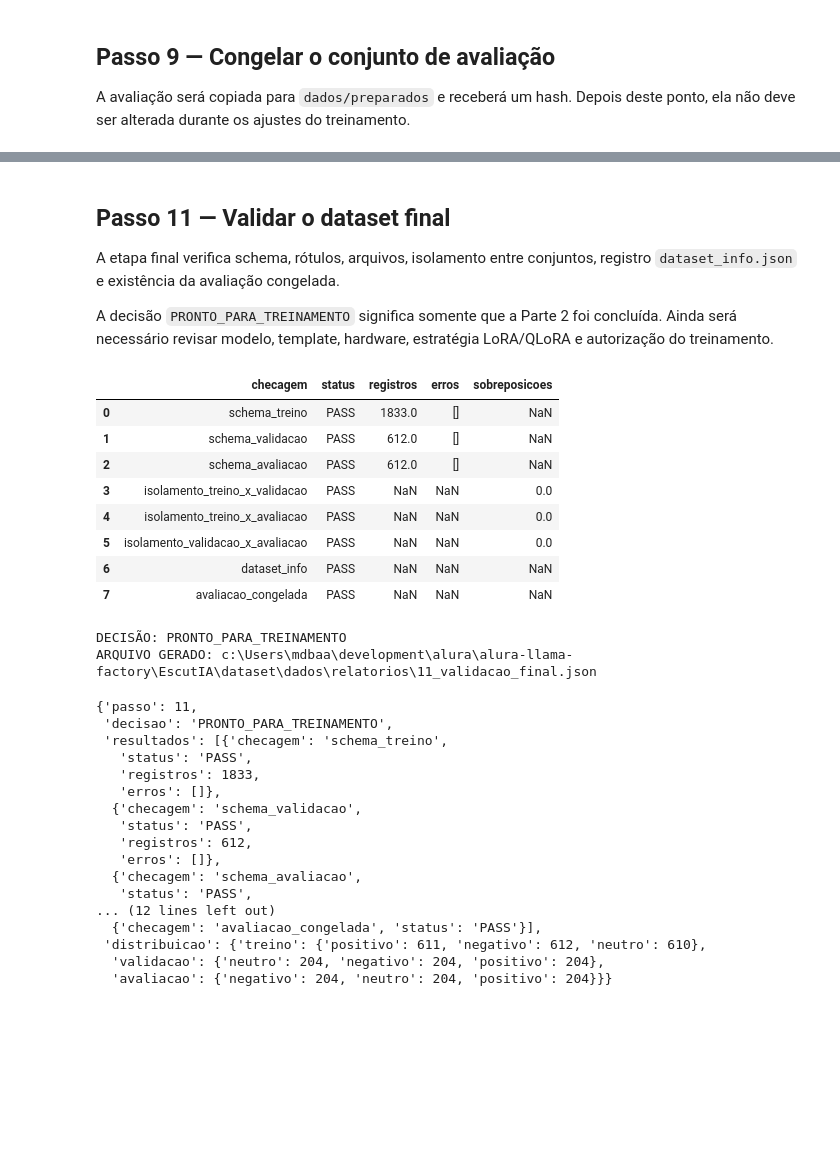
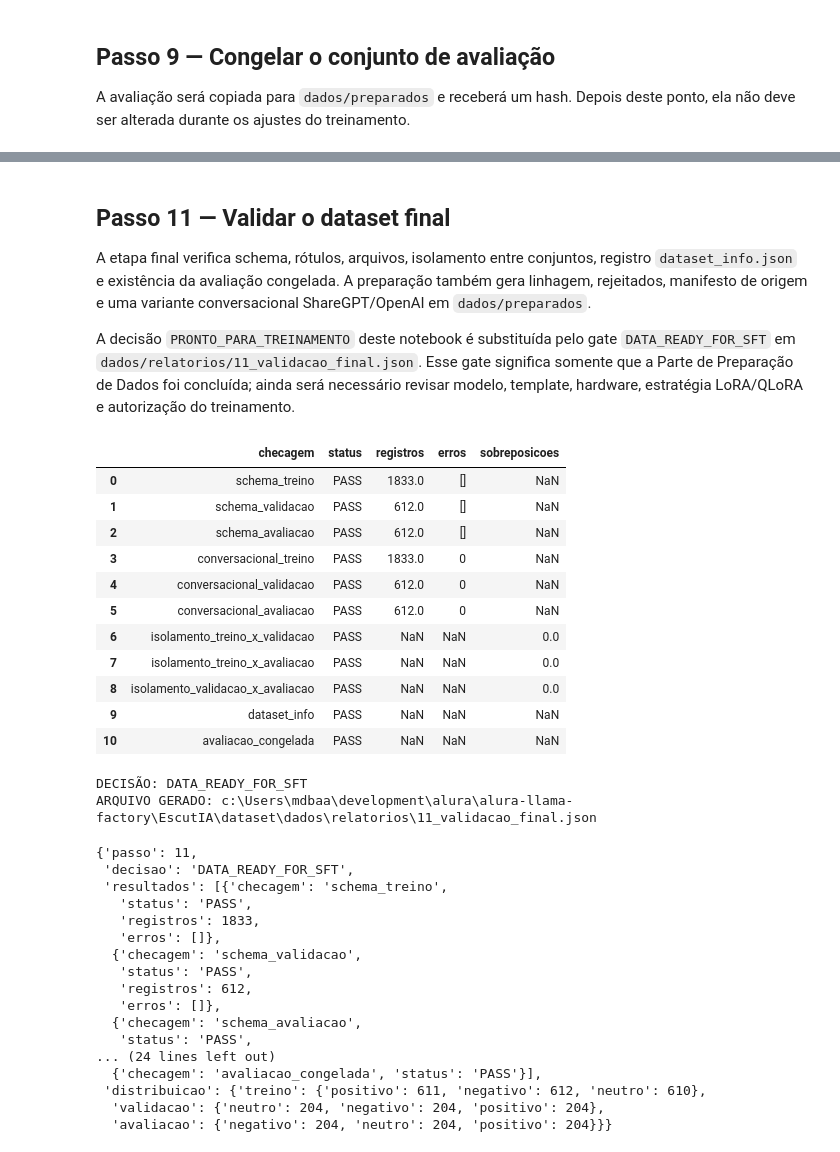
Before and after one commit to michaeldouglas/alura-llama-factory, a Jupyter notebook: EscutIA/dataset/Dataset_EscutIA.ipynb, the cells around one changed output, grey strips where cells are left out. Saved outputs shown, nothing was run; the diff lists cells and outputs as text; code cells hidden in the pictures; blank space fills up the shorter version.

Commit message:
Ajustes dos dados

```diff
--- a/EscutIA/dataset/Dataset_EscutIA.ipynb
+++ b/EscutIA/dataset/Dataset_EscutIA.ipynb
@@ -88,17 +89,11 @@ def chave_comparacao(valor):
 
 def salvar_json_sem_sobrescrever(arquivo, conteudo):
     destino = Path(arquivo)
-    versao = 2
-    while destino.exists():
-        destino = Path(arquivo).with_name(f'{Path(arquivo).stem}-v{versao}{Path(arquivo).suffix}')
-        versao += 1
     destino.write_text(json.dumps(conteudo, ensure_ascii=False, indent=2) + '\n', encoding='utf-8')
     return destino
 
 def salvar_jsonl_sem_sobrescrever(arquivo, registros):
     destino = Path(arquivo)
-    if destino.exists():
-        raise FileExistsError(f'Arquivo já existe: {destino}. Crie uma nova versão da aula para repetir.')
     destino.write_text(''.join(json.dumps(registro, ensure_ascii=False) + '\n' for registro in registros), encoding='utf-8')
     return destino
 
@@ -353,7 +348,12 @@ for registro in analisados:
 
     novo['decisao_revisao'] = decisao
     novo['justificativa_revisao'] = justificativa
-    decisoes_revisao.append({'id': novo['id'], 'decisao': decisao, 'justificativa': justificativa})
+    decisao_registro = {'id': novo['id'], 'decisao': decisao, 'justificativa': justificativa}
+    if decisao == 'T':
+        decisao_registro['replacement_text'] = novo['context']
+    if decisao == 'L':
+        decisao_registro['replacement_label'] = novo['response']
+    decisoes_revisao.append(decisao_registro)
     if novo['status_revisao'] != 'REMOVIDO_MANUALMENTE':
         base_para_divisao.append(novo)
 
@@ -501,9 +523,9 @@ display(pd.DataFrame(converter_para_alpaca(treino)).head())
 # %% [markdown]
 ## Passo 11 — Validar o dataset final
 
-A etapa final verifica schema, rótulos, arquivos, isolamento entre conjuntos, registro `dataset_info.json` e existência da avaliação congelada.
+A etapa final verifica schema, rótulos, arquivos, isolamento entre conjuntos, registro `dataset_info.json` e existência da avaliação congelada. A preparação também gera linhagem, rejeitados, manifesto de origem e uma variante conversacional ShareGPT/OpenAI em `dados/preparados`.
 
-A decisão `PRONTO_PARA_TREINAMENTO` significa somente que a Parte 2 foi concluída. Ainda será necessário revisar modelo, template, hardware, estratégia LoRA/QLoRA e autorização do treinamento.
+A decisão `PRONTO_PARA_TREINAMENTO` deste notebook é substituída pelo gate `DATA_READY_FOR_SFT` em `dados/relatorios/11_validacao_final.json`. Esse gate significa somente que a Parte de Preparação de Dados foi concluída; ainda será necessário revisar modelo, template, hardware, estratégia LoRA/QLoRA e autorização do treinamento.
 # %%
 schema_final = {
     'type': 'object',
@@ -516,46 +538,59 @@ schema_final = {
     },
 }
 validador = Draft202012Validator(schema_final)
+def validar_conversa(registro):
+    mensagens = registro.get('messages', [])
+    papeis = [mensagem.get('role') for mensagem in mensagens]
+    conteudos = [mensagem.get('content') for mensagem in mensagens]
+    return papeis == ['system', 'user', 'assistant'] and all(isinstance(conteudo, str) and conteudo.strip() for conteudo in conteudos) and mensagens[-1]['content'] in ROTULOS
 resultados_finais = []
 dados_finais = {}
 for nome, arquivo in arquivos_finais.items():
     registros = json.loads(arquivo.read_text(encoding='utf-8'))
     dados_finais[nome] = registros
     erros = [erro.message for registro in registros for erro in validador.iter_errors(registro)]
     resultados_finais.append({'checagem': f'schema_{nome}', 'status': 'PASS' if registros and not erros else 'FAIL', 'registros': len(registros), 'erros': erros[:10]})
 
+for nome, arquivo in arquivos_conversacionais.items():
+    registros = json.loads(arquivo.read_text(encoding='utf-8'))
+    erros = [registro for registro in registros if not validar_conversa(registro)]
+    resultados_finais.append({'checagem': f'conversacional_{nome}', 'status': 'PASS' if registros and not erros else 'FAIL', 'registros': len(registros), 'erros': len(erros)})
+
 chaves_finais = {nome: {chave_comparacao(registro['input']) for registro in registros} for nome, registros in dados_finais.items()}
 for esquerda, direita in [('treino', 'validacao'), ('treino', 'avaliacao'), ('validacao', 'avaliacao')]:
     comuns = chaves_finais[esquerda] & chaves_finais[direita]
     resultados_finais.append({'checagem': f'isolamento_{esquerda}_x_{direita}', 'status': 'PASS' if not comuns else 'FAIL', 'sobreposicoes': len(comuns)})
 
 info = json.loads((PREPARADOS / 'dataset_info.json').read_text(encoding='utf-8'))
-info_ok = all(info[f'escutia_{nome}']['file_name'] == nomes_finais[nome] for nome in nomes_finais)
+info_ok = all(info[f'escutia_{nome}']['file_name'] == nomes_finais[nome] and info[f'escutia_{nome}_conversacional']['file_name'] == nomes_conversacionais[nome] for nome in nomes_finais)
 resultados_finais.append({'checagem': 'dataset_info', 'status': 'PASS' if info_ok else 'FAIL'})
 resultados_finais.append({'checagem': 'avaliacao_congelada', 'status': 'PASS' if (PREPARADOS / 'avaliacao_congelada.jsonl').exists() else 'FAIL'})
 
 pronto = all(resultado['status'] == 'PASS' for resultado in resultados_finais)
-decisao = 'PRONTO_PARA_TREINAMENTO' if pronto else 'BLOQUEADO'
+decisao = 'DATA_READY_FOR_SFT' if pronto else 'BLOQUEADO'
 display(pd.DataFrame(resultados_finais))
 relatorio_final = salvar_json_sem_sobrescrever_na_pasta_relatorios('11_validacao_final.json', {'passo': 11, 'decisao': decisao, 'resultados': resultados_finais, 'distribuicao': {nome: dict(Counter(registro['output'] for registro in registros)) for nome, registros in dados_finais.items()}})
 print(f'DECISÃO: {decisao}')
 print(f'ARQUIVO GERADO: {relatorio_final}')
 display(json.loads(relatorio_final.read_text(encoding='utf-8')))
 assert pronto, 'O dataset está bloqueado. Corrija os itens FAIL antes de avançar.'
 # %% [output]
 |  | checagem | status | registros | erros | sobreposicoes |
 | 0 | schema_treino | PASS | 1833.0 | [] | NaN |
 | 1 | schema_validacao | PASS | 612.0 | [] | NaN |
 | 2 | schema_avaliacao | PASS | 612.0 | [] | NaN |
-| 3 | isolamento_treino_x_validacao | PASS | NaN | NaN | 0.0 |
-| 4 | isolamento_treino_x_avaliacao | PASS | NaN | NaN | 0.0 |
-| 5 | isolamento_validacao_x_avaliacao | PASS | NaN | NaN | 0.0 |
-| 6 | dataset_info | PASS | NaN | NaN | NaN |
-| 7 | avaliacao_congelada | PASS | NaN | NaN | NaN |
+| 3 | conversacional_treino | PASS | 1833.0 | 0 | NaN |
+| 4 | conversacional_validacao | PASS | 612.0 | 0 | NaN |
+| 5 | conversacional_avaliacao | PASS | 612.0 | 0 | NaN |
+| 6 | isolamento_treino_x_validacao | PASS | NaN | NaN | 0.0 |
+| 7 | isolamento_treino_x_avaliacao | PASS | NaN | NaN | 0.0 |
+| 8 | isolamento_validacao_x_avaliacao | PASS | NaN | NaN | 0.0 |
+| 9 | dataset_info | PASS | NaN | NaN | NaN |
+| 10 | avaliacao_congelada | PASS | NaN | NaN | NaN |
-DECISÃO: PRONTO_PARA_TREINAMENTO
+DECISÃO: DATA_READY_FOR_SFT
 ARQUIVO GERADO: c:\Users\mdbaa\development\alura\alura-llama-factory\EscutIA\dataset\dados\relatorios\11_validacao_final.json
 {'passo': 11,
- 'decisao': 'PRONTO_PARA_TREINAMENTO',
+ 'decisao': 'DATA_READY_FOR_SFT',
  'resultados': [{'checagem': 'schema_treino',
    'status': 'PASS',
    'registros': 1833,
@@ -566,7 +601,7 @@ ARQUIVO GERADO: c:\Users\mdbaa\development\alura\alura-llama-factory\EscutIA\dat
    'erros': []},
   {'checagem': 'schema_avaliacao',
    'status': 'PASS',
-... (12 lines left out)
+... (24 lines left out)
   {'checagem': 'avaliacao_congelada', 'status': 'PASS'}],
  'distribuicao': {'treino': {'positivo': 611, 'negativo': 612, 'neutro': 610},
   'validacao': {'neutro': 204, 'negativo': 204, 'positivo': 204},
```
Also changed, not shown: parts of 14 cells of this notebook, 16 other files.
